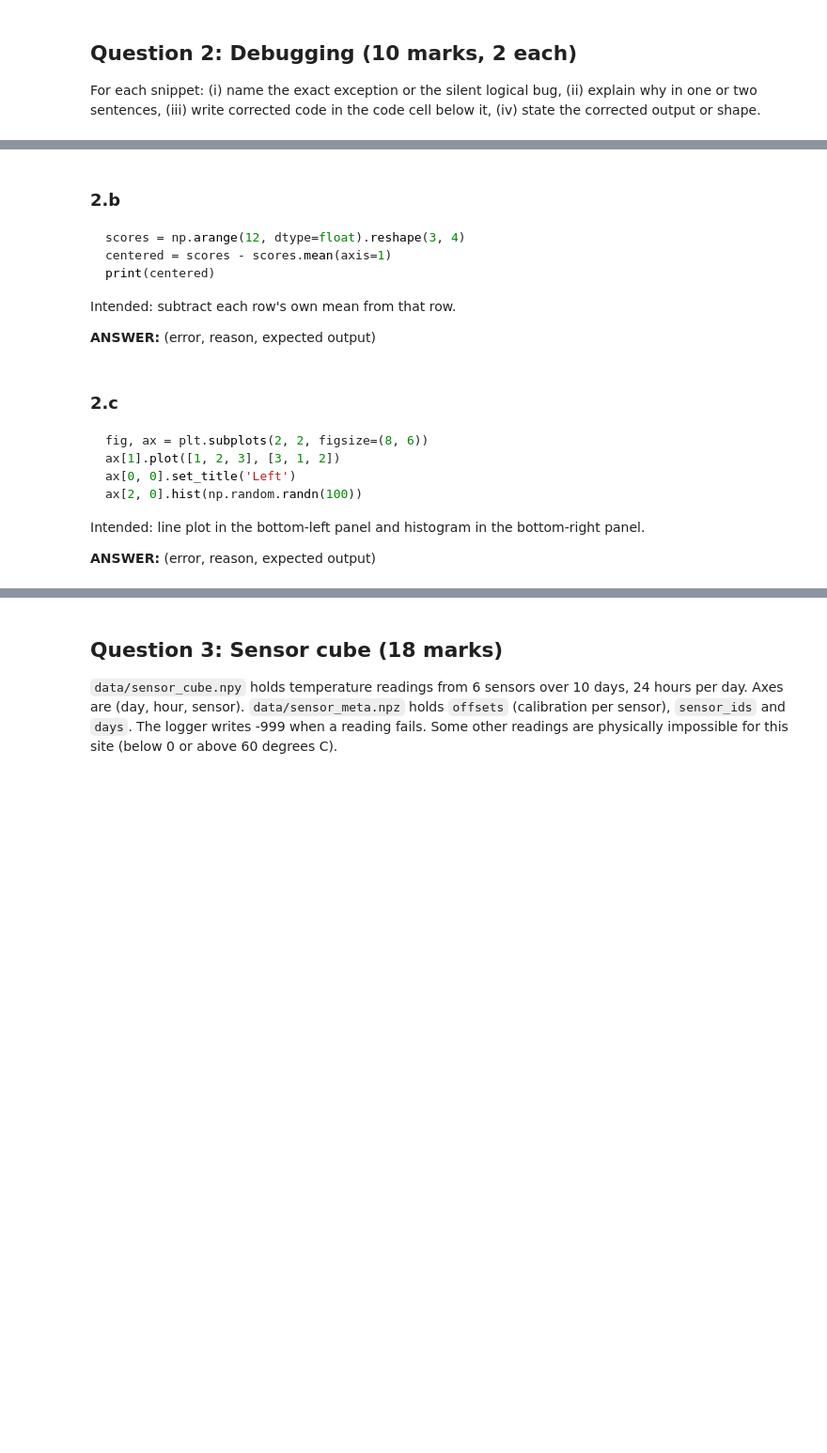
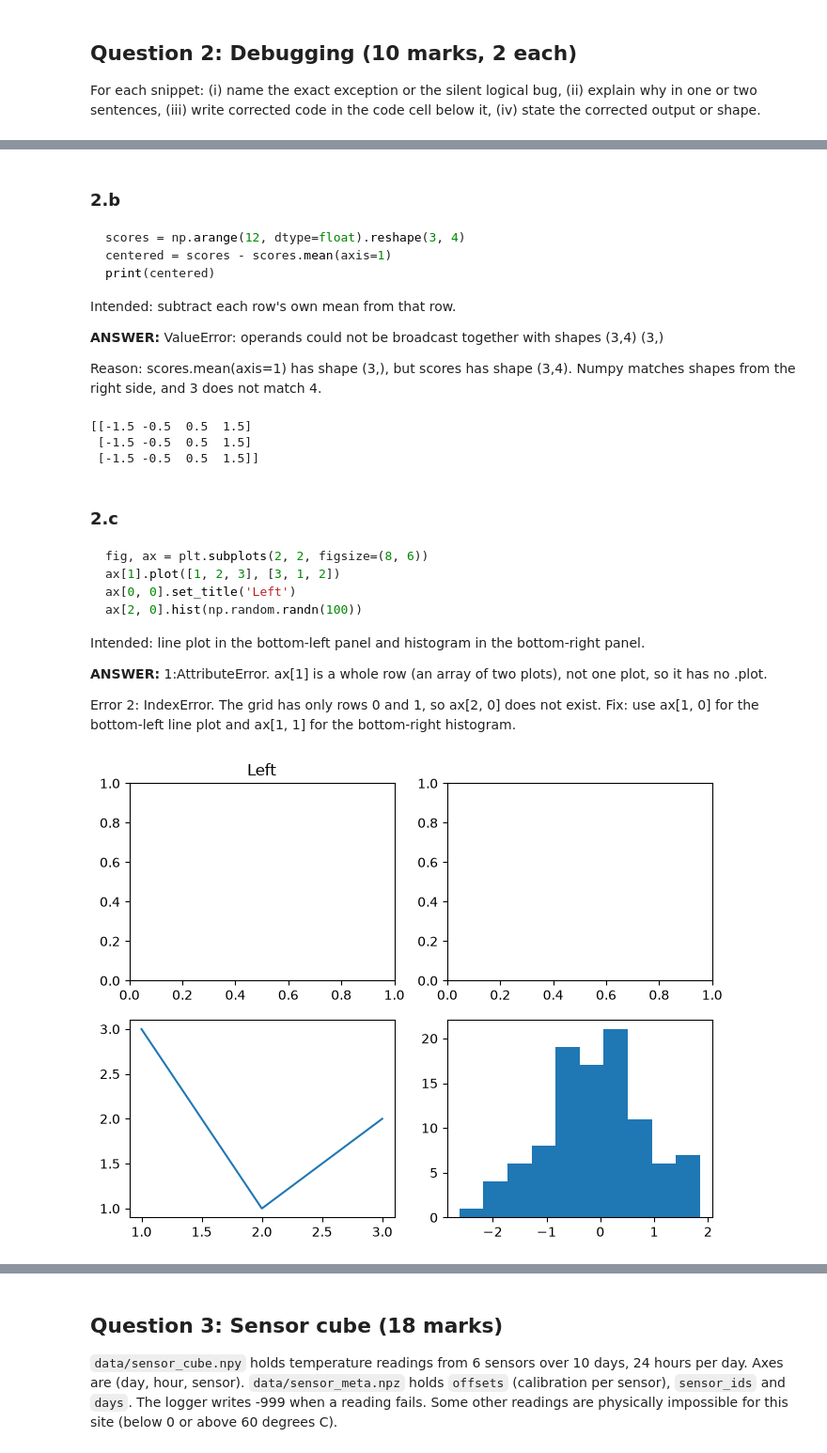
Before and after one commit to rameenajmal/PAI-A3-25F-0036, a Jupyter notebook: Assignment3_Programming_for_AI.ipynb, the cells around one changed output, grey strips where cells are left out. Shown at 94% size. Cells and saved outputs as stored; diff of their text form; code cells hidden in the pictures; blank space fills up the shorter version.

Commit message:
answer Q2 correcting errors

````diff
--- a/Assignment3_Programming_for_AI.ipynb
+++ b/Assignment3_Programming_for_AI.ipynb
@@ -140,4 +161,6 @@ print(centered)
 ```
 Intended: subtract each row's own mean from that row.
 
-**ANSWER:** (error, reason, expected output)
+**ANSWER:** ValueError: operands could not be broadcast together with shapes (3,4) (3,)
+
+Reason: scores.mean(axis=1) has shape (3,), but scores has shape (3,4). Numpy matches shapes from the right side, and 3 does not match 4.
@@ -146,3 +167,11 @@ Intended: subtract each row's own mean from that row.
+# %%
+scores = np.arange(12, dtype=float).reshape(3, 4)
+centered = scores - scores.mean(axis=1, keepdims=True)
+print(centered)
+# %% [output]
+[[-1.5 -0.5  0.5  1.5]
+ [-1.5 -0.5  0.5  1.5]
+ [-1.5 -0.5  0.5  1.5]]
 # %% [markdown]
 ### 2.c
 ```python
@@ -153,4 +182,6 @@ ax[2, 0].hist(np.random.randn(100))
 ```
 Intended: line plot in the bottom-left panel and histogram in the bottom-right panel.
 
-**ANSWER:** (error, reason, expected output)
+**ANSWER:** 1:AttributeError. ax[1] is a whole row (an array of two plots), not one plot, so it has no .plot.
+
+Error 2: IndexError. The grid has only rows 0 and 1, so ax[2, 0] does not exist. Fix: use ax[1, 0] for the bottom-left line plot and ax[1, 1] for the bottom-right histogram.
@@ -159,3 +188,14 @@ Intended: line plot in the bottom-left panel and histogram in the bottom-right p
+# %%
+import numpy as np
+import matplotlib.pyplot as plt
+
+fig, ax = plt.subplots(2, 2, figsize=(8, 6))
+ax[1, 0].plot([1, 2, 3], [3, 1, 2])
+ax[0, 0].set_title('Left')
+ax[1, 1].hist(np.random.randn(100))
+plt.show()
+# %% [output]
+[figure, added]
 # %% [markdown]
 ### 2.d
 ```python
````
Also changed, not shown: parts of 12 cells of this notebook.
